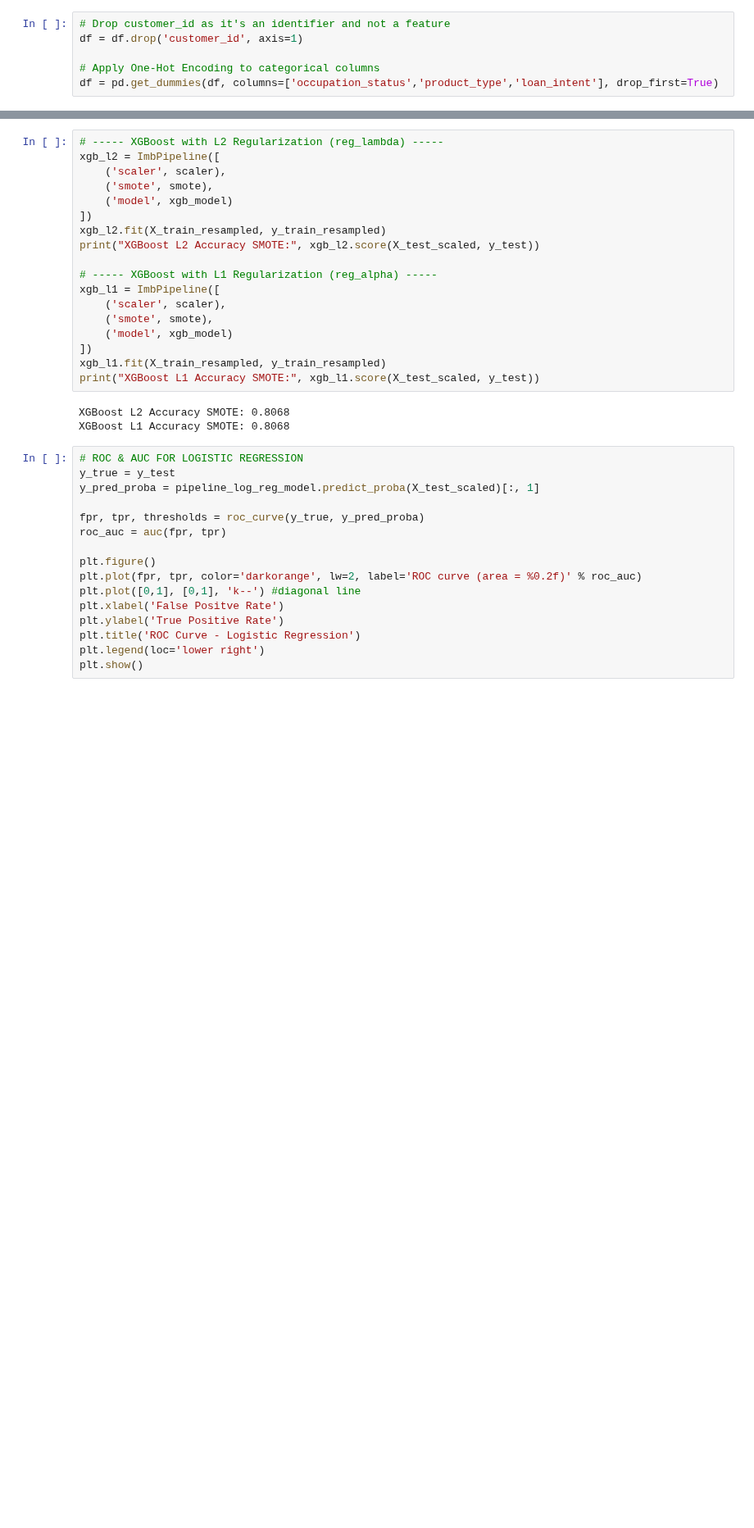
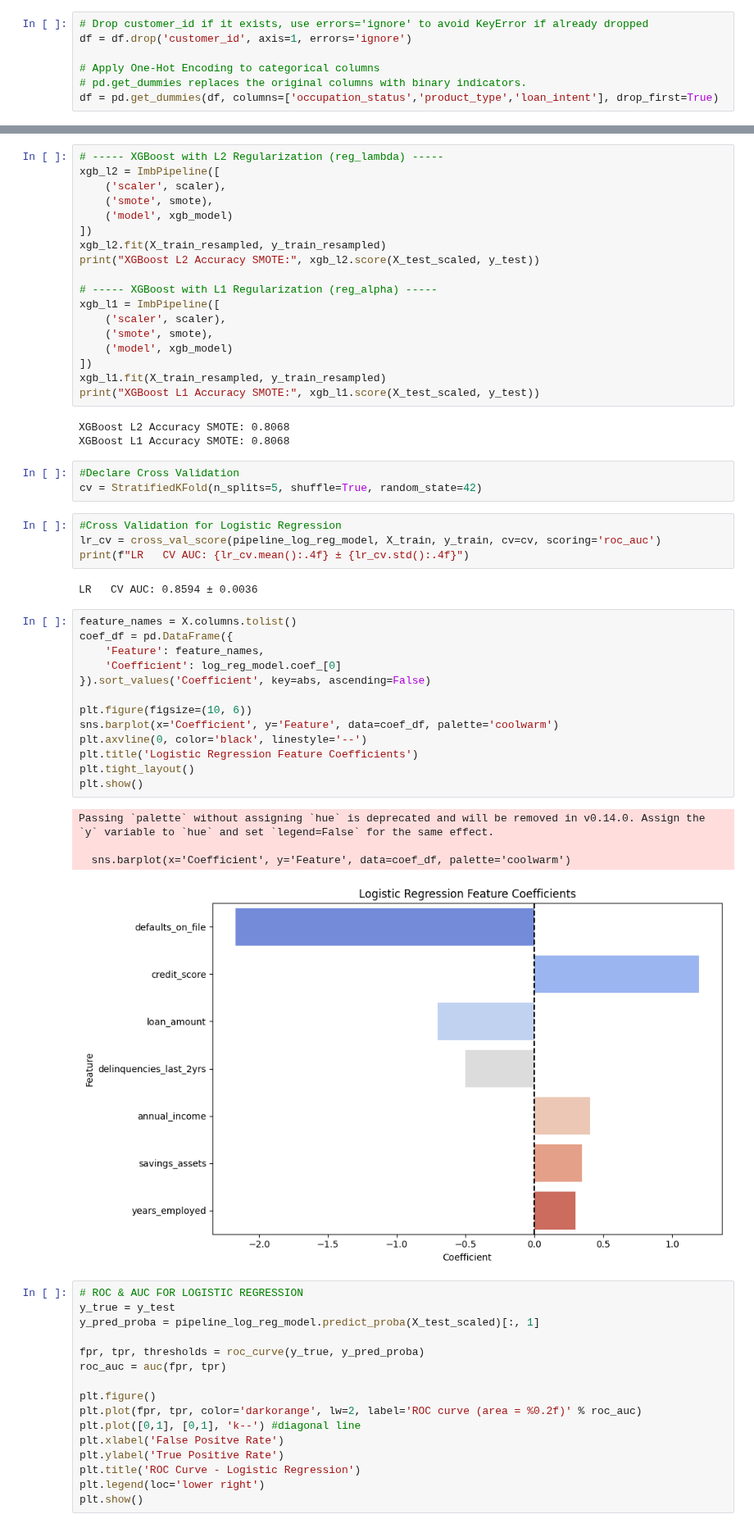
Before and after one commit to jam04241/Loan-Approval-ML, a Jupyter notebook: GoogleCollab/Pipeline/LoanStatusTrainingPipeline.ipynb, the cells around one changed output, grey strips where cells are left out. Shown at 82% size. Cells and saved outputs as stored; diff of their text form; blank space fills up the shorter version.

```diff
--- a/GoogleCollab/Pipeline/LoanStatusTrainingPipeline.ipynb
+++ b/GoogleCollab/Pipeline/LoanStatusTrainingPipeline.ipynb
@@ -195,10 +192,11 @@ df.drop_duplicates()
 # %% [markdown]
 # DATA CLEANING
 # %%
-# Drop customer_id as it's an identifier and not a feature
-df = df.drop('customer_id', axis=1)
+# Drop customer_id if it exists, use errors='ignore' to avoid KeyError if already dropped
+df = df.drop('customer_id', axis=1, errors='ignore')
 
 # Apply One-Hot Encoding to categorical columns
+# pd.get_dummies replaces the original columns with binary indicators.
 df = pd.get_dummies(df, columns=['occupation_status','product_type','loan_intent'], drop_first=True)
 # %%
 plt.figure(figsize=(20, 15))
@@ -380,6 +376,33 @@ print("XGBoost L1 Accuracy SMOTE:", xgb_l1.score(X_test_scaled, y_test))
 # %% [output]
 XGBoost L2 Accuracy SMOTE: 0.8068
 XGBoost L1 Accuracy SMOTE: 0.8068
+# %%
+#Declare Cross Validation
+cv = StratifiedKFold(n_splits=5, shuffle=True, random_state=42)
+# %%
+#Cross Validation for Logistic Regression
+lr_cv = cross_val_score(pipeline_log_reg_model, X_train, y_train, cv=cv, scoring='roc_auc')
+print(f"LR   CV AUC: {lr_cv.mean():.4f} ± {lr_cv.std():.4f}")
+# %% [output]
+LR   CV AUC: 0.8594 ± 0.0036
+# %%
+feature_names = X.columns.tolist()
+coef_df = pd.DataFrame({
+    'Feature': feature_names,
+    'Coefficient': log_reg_model.coef_[0]
+}).sort_values('Coefficient', key=abs, ascending=False)
+
+plt.figure(figsize=(10, 6))
+sns.barplot(x='Coefficient', y='Feature', data=coef_df, palette='coolwarm')
+plt.axvline(0, color='black', linestyle='--')
+plt.title('Logistic Regression Feature Coefficients')
+plt.tight_layout()
+plt.show()
+# %% [output]
+Passing `palette` without assigning `hue` is deprecated and will be removed in v0.14.0. Assign the `y` variable to `hue` and set `legend=False` for the same effect.
+
+  sns.barplot(x='Coefficient', y='Feature', data=coef_df, palette='coolwarm')
+[figure, added]
 # %%
 # ROC & AUC FOR LOGISTIC REGRESSION
 y_true = y_test
```
Also changed, not shown: parts of 14 cells of this notebook, 4 other files.
